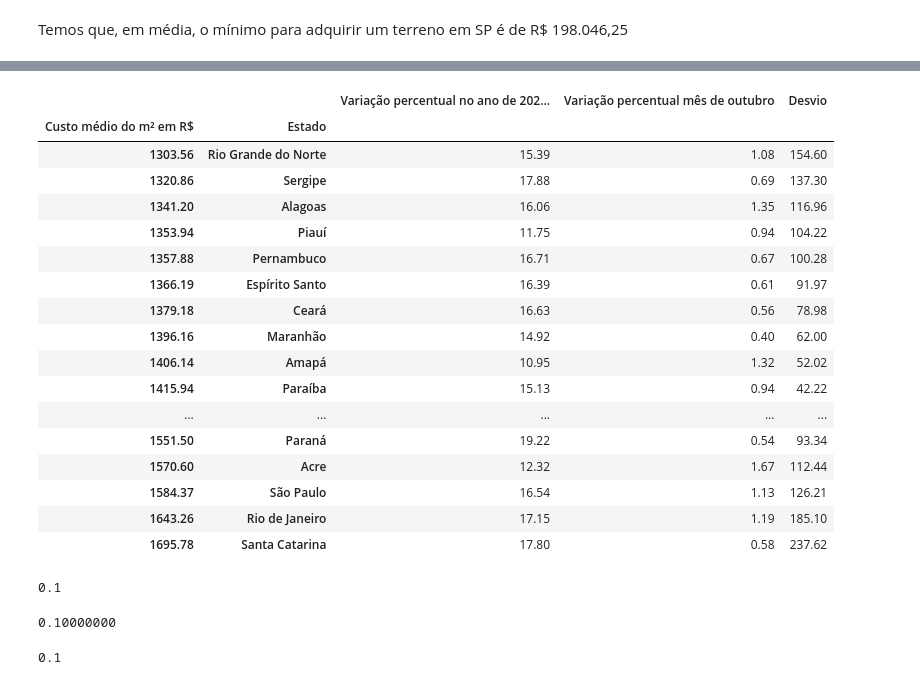
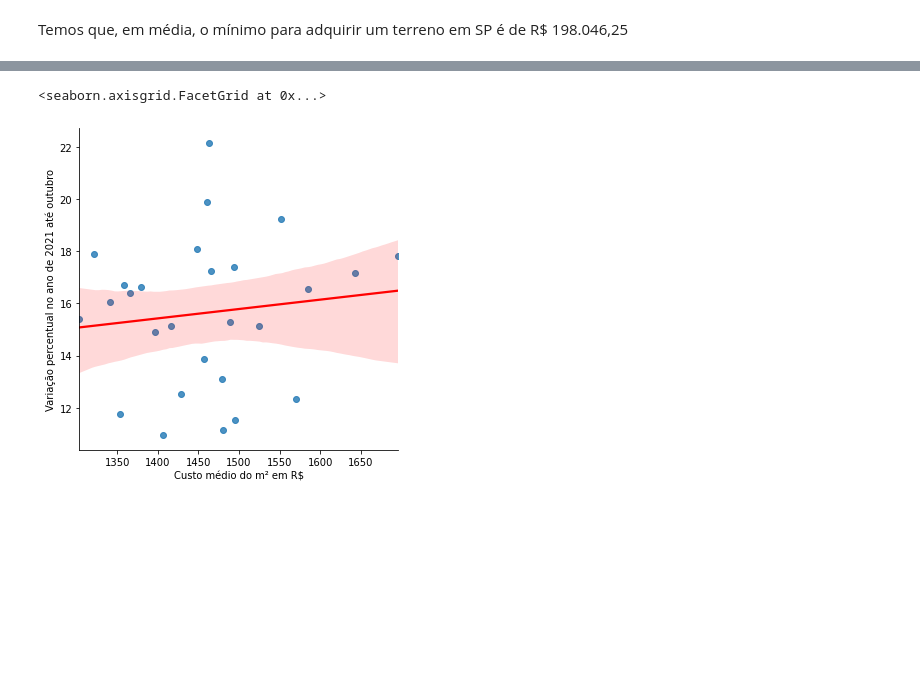
Before and after one commit to Wolfgang-Amadeus-Mozart/Projeto-Ciencia-de-Dados, a Jupyter notebook: Estudo do custo médio do metro quadrado por região no Brasil.ipynb, the cells around one changed output, grey strips where cells are left out. Cells and saved outputs as stored; diff of their text form; code cells hidden in the pictures; blank space fills up the shorter version.

```diff
--- a/Estudo do custo médio do metro quadrado por região no Brasil.ipynb
+++ b/Estudo do custo médio do metro quadrado por região no Brasil.ipynb
@@ -337,34 +387,8 @@ df['Custo médio do m² em R$'].mean()
+# %%
+ sns.lmplot(x='Custo médio do m² em R$', y='Variação percentual no ano de 2021 até outubro', data=df, line_kws={'color':'red'})
+# %% [output]
+<seaborn.axisgrid.FacetGrid at 0x...>
+[figure, added]
 # %%
-df.groupby(['Custo médio do m² em R$', df.index]).sum()
+from sklearn.model_selection import train_test_split
+from sklearn import linear_model
-# %% [output]
-|  |  | Variação percentual no ano de 202... | Variação percentual mês de outubro | Desvio |
-| Custo médio do m² em R$ | Estado |  |  |  |
-| 1303.56 | Rio Grande do Norte | 15.39 | 1.08 | 154.60 |
-| 1320.86 | Sergipe | 17.88 | 0.69 | 137.30 |
-| 1341.20 | Alagoas | 16.06 | 1.35 | 116.96 |
-| 1353.94 | Piauí | 11.75 | 0.94 | 104.22 |
-| 1357.88 | Pernambuco | 16.71 | 0.67 | 100.28 |
-| 1366.19 | Espírito Santo | 16.39 | 0.61 | 91.97 |
-| 1379.18 | Ceará | 16.63 | 0.56 | 78.98 |
-| 1396.16 | Maranhão | 14.92 | 0.40 | 62.00 |
-| 1406.14 | Amapá | 10.95 | 1.32 | 52.02 |
-| 1415.94 | Paraíba | 15.13 | 0.94 | 42.22 |
-| ... | ... | ... | ... | ... |
-| 1551.50 | Paraná | 19.22 | 0.54 | 93.34 |
-| 1570.60 | Acre | 12.32 | 1.67 | 112.44 |
-| 1584.37 | São Paulo | 16.54 | 1.13 | 126.21 |
-| 1643.26 | Rio de Janeiro | 17.15 | 1.19 | 185.10 |
-| 1695.78 | Santa Catarina | 17.80 | 0.58 | 237.62 |
-# %%
-6 / 60
-# %% [output]
-0.1
-# %%
-prob = binom.pmf(1, 1, 0.1)
-print('%.8f' % prob)
-# %% [output]
-0.10000000
-# %%
-6 / 60
-# %% [output]
-0.1
```
Also changed, not shown: parts of 32 cells of this notebook, 1 other file.
